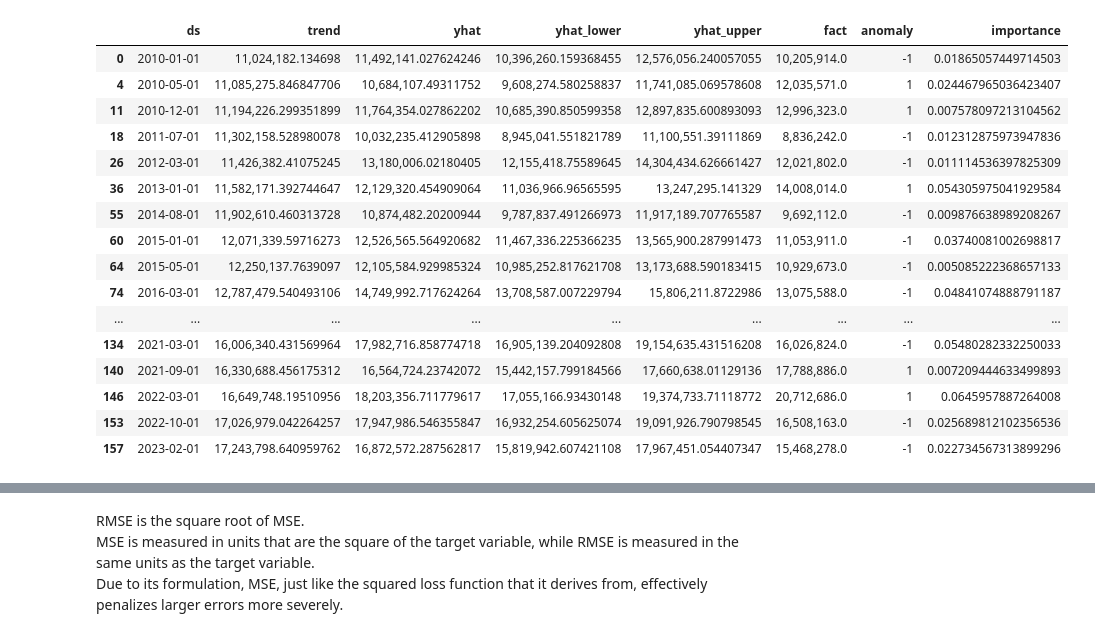
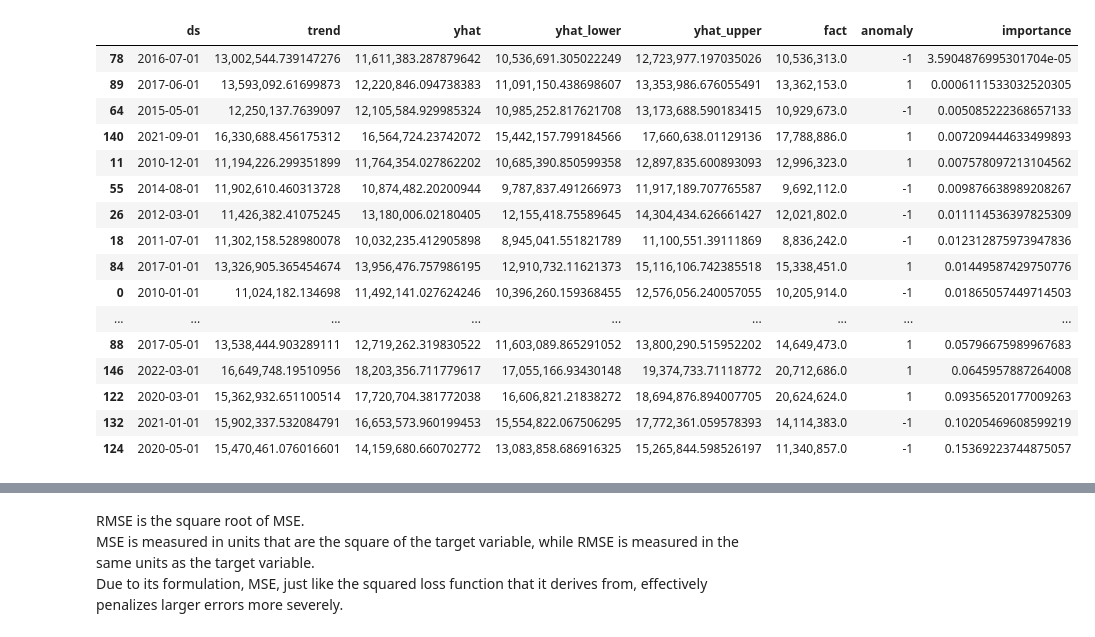
Before and after one commit to MikasSim/final_project, a Jupyter notebook: nb_eda/eda.ipynb, the cells around one changed output, grey strips where cells are left out. Saved outputs shown, nothing was run; the diff lists cells and outputs as text; code cells hidden in the pictures.

```diff
--- a/nb_eda/eda.ipynb
+++ b/nb_eda/eda.ipynb
@@ -148,23 +144,24 @@ pred = detect_anomalies(pred)
 # %%
-pred[pred['anomaly'] != 0]
+pred = detect_anomalies(pred)
+pred[pred['anomaly'] != 0].sort_values(by='importance')
 # %% [output]
 |  | ds | trend | yhat | yhat_lower | yhat_upper | fact | anomaly | importance |
+| 78 | 2016-07-01 | 13,002,544.739147276 | 11,611,383.287879642 | 10,536,691.305022249 | 12,723,977.197035026 | 10,536,313.0 | -1 | 3.5904876995301704e-05 |
+| 89 | 2017-06-01 | 13,593,092.61699873 | 12,220,846.094738383 | 11,091,150.438698607 | 13,353,986.676055491 | 13,362,153.0 | 1 | 0.0006111533032520305 |
+| 64 | 2015-05-01 | 12,250,137.7639097 | 12,105,584.929985324 | 10,985,252.817621708 | 13,173,688.590183415 | 10,929,673.0 | -1 | 0.005085222368657133 |
+| 140 | 2021-09-01 | 16,330,688.456175312 | 16,564,724.23742072 | 15,442,157.799184566 | 17,660,638.01129136 | 17,788,886.0 | 1 | 0.007209444633499893 |
+| 11 | 2010-12-01 | 11,194,226.299351899 | 11,764,354.027862202 | 10,685,390.850599358 | 12,897,835.600893093 | 12,996,323.0 | 1 | 0.007578097213104562 |
+| 55 | 2014-08-01 | 11,902,610.460313728 | 10,874,482.20200944 | 9,787,837.491266973 | 11,917,189.707765587 | 9,692,112.0 | -1 | 0.009876638989208267 |
+| 26 | 2012-03-01 | 11,426,382.41075245 | 13,180,006.02180405 | 12,155,418.75589645 | 14,304,434.626661427 | 12,021,802.0 | -1 | 0.011114536397825309 |
+| 18 | 2011-07-01 | 11,302,158.528980078 | 10,032,235.412905898 | 8,945,041.551821789 | 11,100,551.39111869 | 8,836,242.0 | -1 | 0.012312875973947836 |
+| 84 | 2017-01-01 | 13,326,905.365454674 | 13,956,476.757986195 | 12,910,732.11621373 | 15,116,106.742385518 | 15,338,451.0 | 1 | 0.01449587429750776 |
 | 0 | 2010-01-01 | 11,024,182.134698 | 11,492,141.027624246 | 10,396,260.159368455 | 12,576,056.240057055 | 10,205,914.0 | -1 | 0.01865057449714503 |
-| 4 | 2010-05-01 | 11,085,275.846847706 | 10,684,107.49311752 | 9,608,274.580258837 | 11,741,085.069578608 | 12,035,571.0 | 1 | 0.024467965036423407 |
-| 11 | 2010-12-01 | 11,194,226.299351899 | 11,764,354.027862202 | 10,685,390.850599358 | 12,897,835.600893093 | 12,996,323.0 | 1 | 0.007578097213104562 |
-| 18 | 2011-07-01 | 11,302,158.528980078 | 10,032,235.412905898 | 8,945,041.551821789 | 11,100,551.39111869 | 8,836,242.0 | -1 | 0.012312875973947836 |
-| 26 | 2012-03-01 | 11,426,382.41075245 | 13,180,006.02180405 | 12,155,418.75589645 | 14,304,434.626661427 | 12,021,802.0 | -1 | 0.011114536397825309 |
-| 36 | 2013-01-01 | 11,582,171.392744647 | 12,129,320.454909064 | 11,036,966.96565595 | 13,247,295.141329 | 14,008,014.0 | 1 | 0.054305975041929584 |
-| 55 | 2014-08-01 | 11,902,610.460313728 | 10,874,482.20200944 | 9,787,837.491266973 | 11,917,189.707765587 | 9,692,112.0 | -1 | 0.009876638989208267 |
-| 60 | 2015-01-01 | 12,071,339.59716273 | 12,526,565.564920682 | 11,467,336.225366235 | 13,565,900.287991473 | 11,053,911.0 | -1 | 0.03740081002698817 |
-| 64 | 2015-05-01 | 12,250,137.7639097 | 12,105,584.929985324 | 10,985,252.817621708 | 13,173,688.590183415 | 10,929,673.0 | -1 | 0.005085222368657133 |
-| 74 | 2016-03-01 | 12,787,479.540493106 | 14,749,992.717624264 | 13,708,587.007229794 | 15,806,211.8722986 | 13,075,588.0 | -1 | 0.04841074888791187 |
 | ... | ... | ... | ... | ... | ... | ... | ... | ... |
-| 134 | 2021-03-01 | 16,006,340.431569964 | 17,982,716.858774718 | 16,905,139.204092808 | 19,154,635.431516208 | 16,026,824.0 | -1 | 0.05480282332250033 |
-| 140 | 2021-09-01 | 16,330,688.456175312 | 16,564,724.23742072 | 15,442,157.799184566 | 17,660,638.01129136 | 17,788,886.0 | 1 | 0.007209444633499893 |
+| 88 | 2017-05-01 | 13,538,444.903289111 | 12,719,262.319830522 | 11,603,089.865291052 | 13,800,290.515952202 | 14,649,473.0 | 1 | 0.05796675989967683 |
 | 146 | 2022-03-01 | 16,649,748.19510956 | 18,203,356.711779617 | 17,055,166.93430148 | 19,374,733.71118772 | 20,712,686.0 | 1 | 0.0645957887264008 |
-| 153 | 2022-10-01 | 17,026,979.042264257 | 17,947,986.546355847 | 16,932,254.605625074 | 19,091,926.790798545 | 16,508,163.0 | -1 | 0.025689812102356536 |
-| 157 | 2023-02-01 | 17,243,798.640959762 | 16,872,572.287562817 | 15,819,942.607421108 | 17,967,451.054407347 | 15,468,278.0 | -1 | 0.022734567313899296 |
+| 122 | 2020-03-01 | 15,362,932.651100514 | 17,720,704.381772038 | 16,606,821.21838272 | 18,694,876.894007705 | 20,624,624.0 | 1 | 0.09356520177009263 |
+| 132 | 2021-01-01 | 15,902,337.532084791 | 16,653,573.960199453 | 15,554,822.067506295 | 17,772,361.059578393 | 14,114,383.0 | -1 | 0.10205469608599219 |
+| 124 | 2020-05-01 | 15,470,461.076016601 | 14,159,680.660702772 | 13,083,858.686916325 | 15,265,844.598526197 | 11,340,857.0 | -1 | 0.15369223744875057 |
 [interactive output not drawn]
 # %% [markdown]
 RMSE is the square root of MSE.<br>
```
Also changed, not shown: parts of 7 cells of this notebook, 2 other files.
